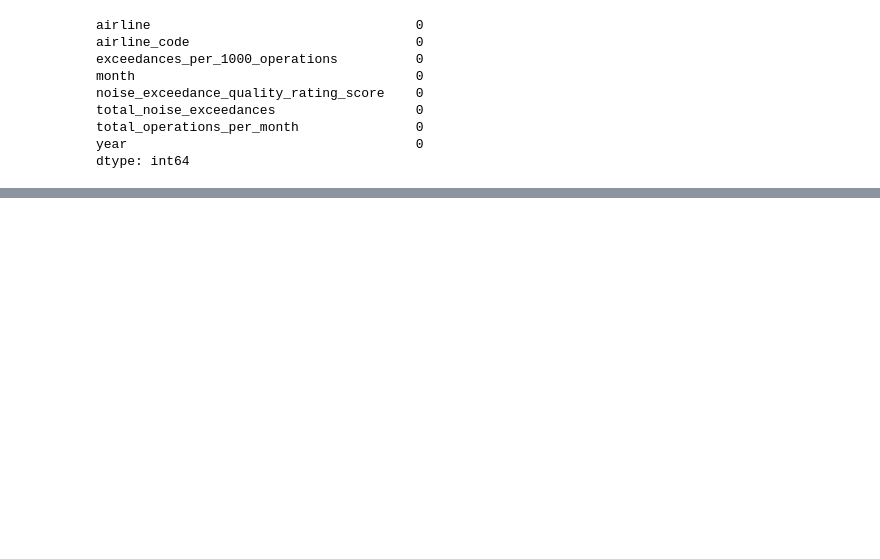
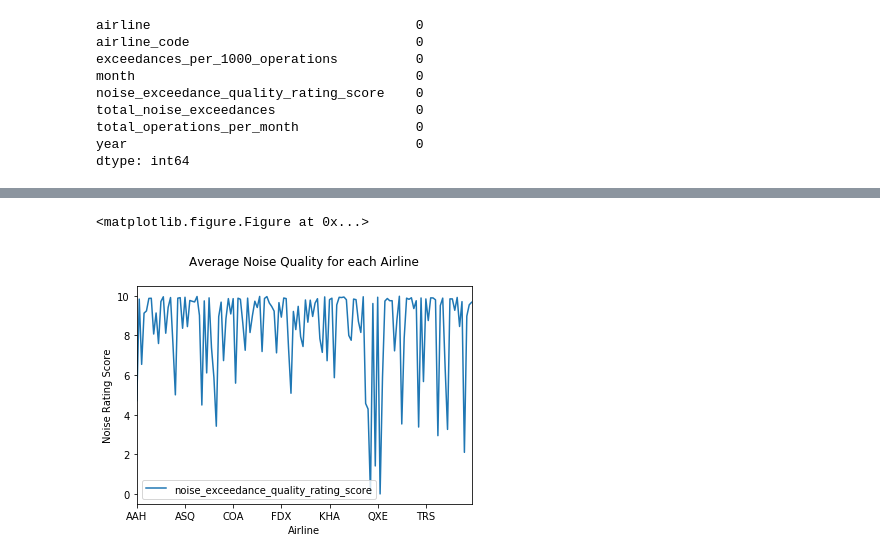
Before and after one commit to WoleIlori/Data-Preparation-and-Visualisation, a Jupyter notebook: Data_Preparation_for_Analysis.ipynb, the cells around one changed output, grey strips where cells are left out. Saved outputs shown, nothing was run; the diff lists cells and outputs as text; code cells hidden in the pictures; blank space fills up the shorter version.

Commit message:
Additional cleaning on the data and producing graphs

```diff
--- a/Data_Preparation_for_Analysis.ipynb
+++ b/Data_Preparation_for_Analysis.ipynb
@@ -137,0 +147,11 @@ for org, other in other_idx:
+# %%
+#check if there is a mix up in airline code between airline names e.g. CHINA AIRWAYS (CAL) giving CAC which is for AIR CHINA
+#if the same airline name is given a different aircode not in set e.g US Airline given USA and AWE aircodes
+all_unique = list(all_unique)
+mix_airlines = []
+temp_all = all_unique
+for name, code in all_unique:
+    mix_idx = [j for j, x in enumerate(temp_all) if x[0] == name and x[1] != code]
+    if len(mix_idx) > 0:
+        mix_airlines.append([all_unique[i] for i in mix_idx])
+mix_airlines
@@ -138,3 +171,24 @@ for org, other in other_idx:
+# %%
+#STEP 1: find the original air code
+for m in mix_airlines:
+    ext = m[0]
+    ext_name = ext[0]
+    ext_code = ext[1]
+
+    #get the index for the first occurrence of the name from unique_airline
+    f_idx = unique_airline.index(ext_name)
+
+    o_code = unique_code[f_idx]
+
+    if ext_code != o_code:
+    #get the original aircode
+
+        #STEP 2: update air code in frame dict
+        instances_idx =  [j for j, x in enumerate(frame["airline"]) if x == ext_name]
+
+        for idx in instances_idx:
+            if frame["airline_code"][idx] == ext_code:
+                frame["airline_code"][idx] = o_code
 # %%
 frame_init = {"airline": pd.Series(frame["airline"], dtype="str"),\
               "airline_code": pd.Series(frame["airline_code"], dtype="str"),\
@@ -219,0 +284,14 @@ desc_table.describe()
+# %%
+airline_table = rating_table[["airline_code", "noise_exceedance_quality_rating_score"]]
+per_airline = airline_table.groupby(["airline_code"])
+avg_noise_airline = per_airline.mean()
+# %%
+plt.figure()
+avg_noise_airline.plot()
+plt.title("Average Noise Quality for each Airline\n")
+plt.ylabel("Noise Rating Score")
+plt.xlabel("Airline")
+plt.show()
+# %% [output]
+<matplotlib.figure.Figure at 0x...>
+[figure, added]
```
Also changed, not shown: parts of 24 cells of this notebook.
